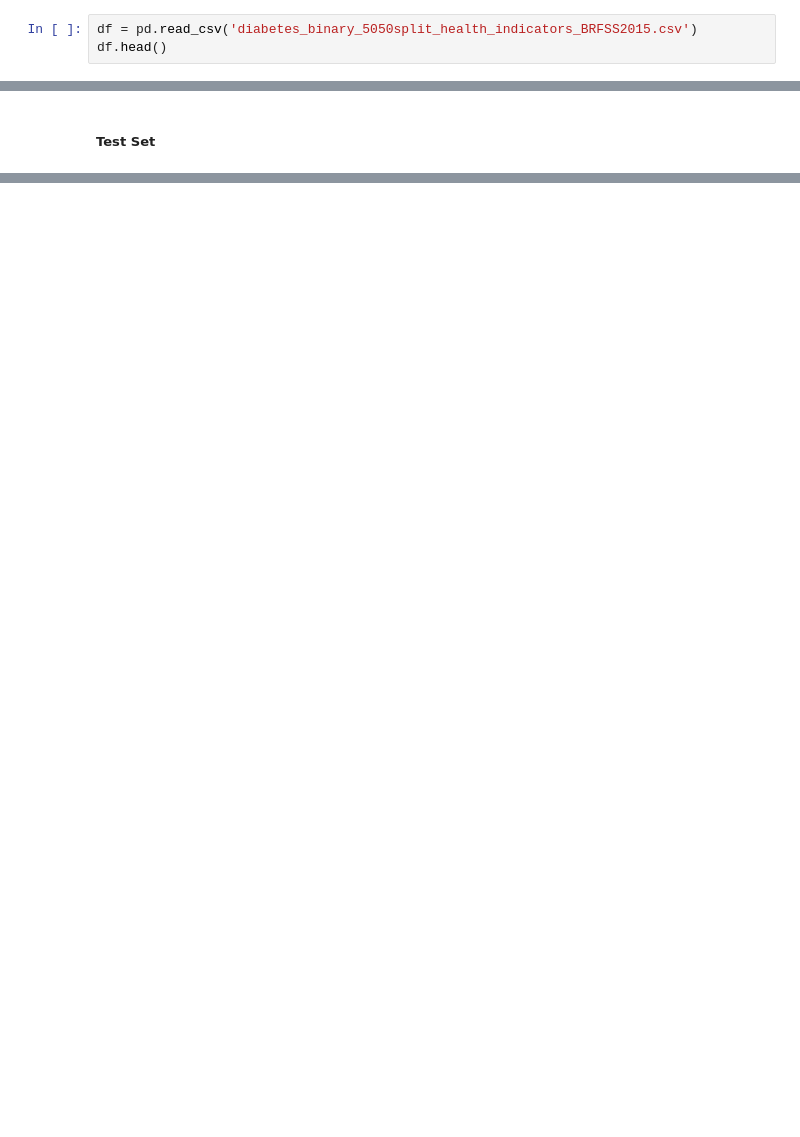
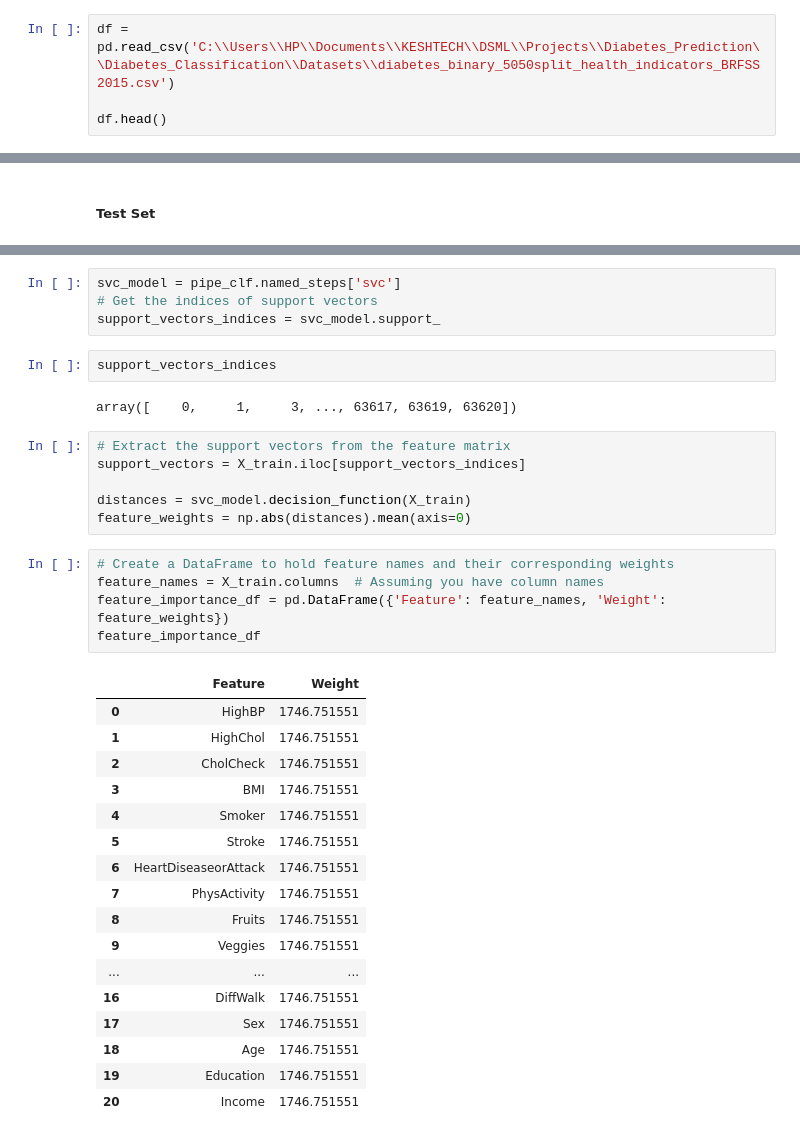
Before and after one commit to Keshtech2002/Diabetes_Prediction, a Jupyter notebook: Diabetes_Classification/Final_Models_notebooks/svm_poly.ipynb, the cells around one changed output, grey strips where cells are left out. Cells and saved outputs as stored; diff of their text form; blank space fills up the shorter version.

```diff
--- a/Diabetes_Classification/Final_Models_notebooks/svm_poly.ipynb
+++ b/Diabetes_Classification/Final_Models_notebooks/svm_poly.ipynb
@@ -8,7 +8,8 @@ import os
 import warnings
 warnings.filterwarnings('ignore')
 # %%
-df = pd.read_csv('diabetes_binary_5050split_health_indicators_BRFSS2015.csv')
+df = pd.read_csv('C:\\Users\\HP\\Documents\\KESHTECH\\DSML\\Projects\\Diabetes_Prediction\\Diabetes_Classification\\Datasets\\diabetes_binary_5050split_health_indicators_BRFSS2015.csv')
+
 df.head()
 # %% [output]
 |  | Diabetes_binary | HighBP | HighChol | CholCheck | BMI | Smoker | Stroke | HeartDiseaseorAttack | ... |
@@ -331,0 +356,37 @@ print(classification_report(y_test, pipe_clf.predict(X_test)))
+# %%
+svc_model = pipe_clf.named_steps['svc']
+# Get the indices of support vectors
+support_vectors_indices = svc_model.support_
+# %%
+support_vectors_indices
+# %% [output]
+array([    0,     1,     3, ..., 63617, 63619, 63620])
+# %%
+# Extract the support vectors from the feature matrix
+support_vectors = X_train.iloc[support_vectors_indices]
+
+distances = svc_model.decision_function(X_train)
+feature_weights = np.abs(distances).mean(axis=0)
+# %%
+# Create a DataFrame to hold feature names and their corresponding weights
+feature_names = X_train.columns  # Assuming you have column names
+feature_importance_df = pd.DataFrame({'Feature': feature_names, 'Weight': feature_weights})
+feature_importance_df
+# %% [output]
+|  | Feature | Weight |
+| 0 | HighBP | 1746.751551 |
+| 1 | HighChol | 1746.751551 |
+| 2 | CholCheck | 1746.751551 |
+| 3 | BMI | 1746.751551 |
+| 4 | Smoker | 1746.751551 |
+| 5 | Stroke | 1746.751551 |
+| 6 | HeartDiseaseorAttack | 1746.751551 |
+| 7 | PhysActivity | 1746.751551 |
+| 8 | Fruits | 1746.751551 |
+| 9 | Veggies | 1746.751551 |
+| ... | ... | ... |
+| 16 | DiffWalk | 1746.751551 |
+| 17 | Sex | 1746.751551 |
+| 18 | Age | 1746.751551 |
+| 19 | Education | 1746.751551 |
+| 20 | Income | 1746.751551 |
```
Also changed, not shown: parts of 6 cells of this notebook, 2 other files.
